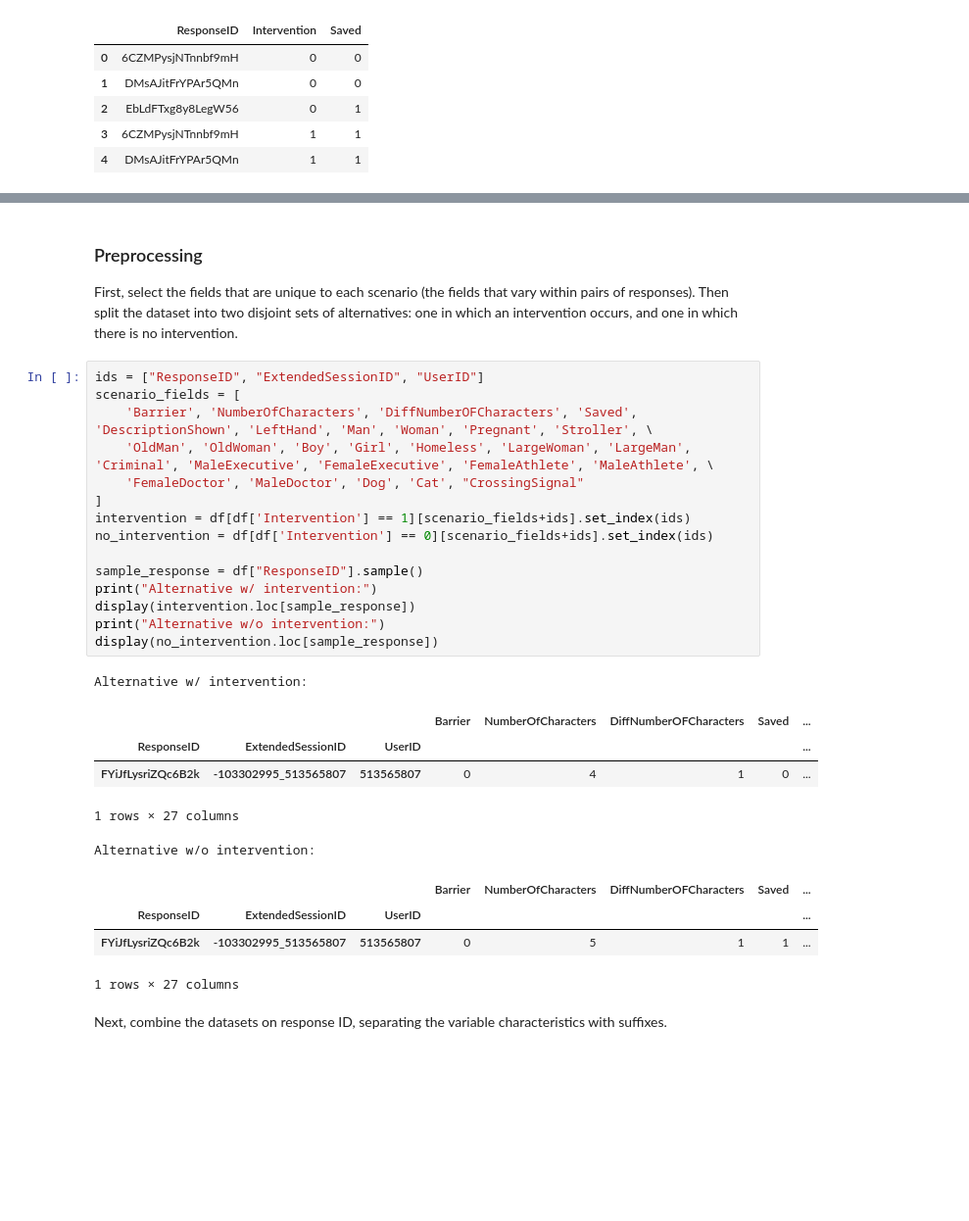
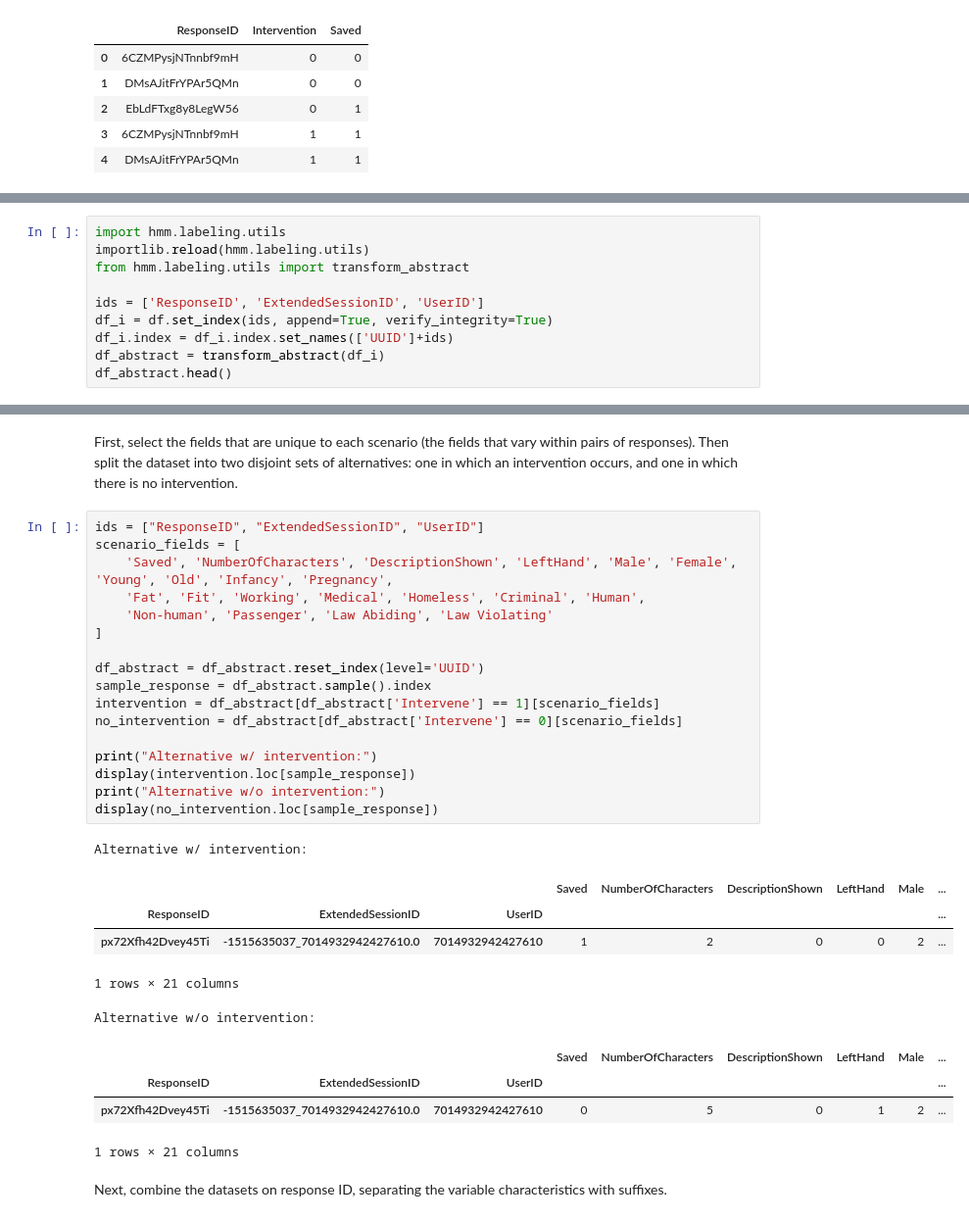
Before and after one commit to ryansteed/heuristic-moral-machine, a Jupyter notebook: jupyter/moralmachine.ipynb, the cells around one changed output, grey strips where cells are left out. Shown at 98% size. Drawn from its saved outputs; the diff is of its cells as text; blank space fills up the shorter version.

```diff
--- a/jupyter/moralmachine.ipynb
+++ b/jupyter/moralmachine.ipynb
@@ -157,0 +148,10 @@ df[["ResponseID","Intervention","Saved"]].head()
+# %%
+import hmm.labeling.utils
+importlib.reload(hmm.labeling.utils)
+from hmm.labeling.utils import transform_abstract
+
+ids = ['ResponseID', 'ExtendedSessionID', 'UserID']
+df_i = df.set_index(ids, append=True, verify_integrity=True)
+df_i.index = df_i.index.set_names(['UUID']+ids)
+df_abstract = transform_abstract(df_i)
+df_abstract.head()
@@ -158,33 +196,33 @@ df[["ResponseID","Intervention","Saved"]].head()
 # %% [markdown]
-### Preprocessing
-
 First, select the fields that are unique to each scenario (the fields that vary within pairs of responses). Then split the dataset into two disjoint sets of alternatives: one in which an intervention occurs, and one in which there is no intervention.
 # %%
 ids = ["ResponseID", "ExtendedSessionID", "UserID"]
 scenario_fields = [
-    'Barrier', 'NumberOfCharacters', 'DiffNumberOFCharacters', 'Saved', 'DescriptionShown', 'LeftHand', 'Man', 'Woman', 'Pregnant', 'Stroller', \
-    'OldMan', 'OldWoman', 'Boy', 'Girl', 'Homeless', 'LargeWoman', 'LargeMan', 'Criminal', 'MaleExecutive', 'FemaleExecutive', 'FemaleAthlete', 'MaleAthlete', \
-    'FemaleDoctor', 'MaleDoctor', 'Dog', 'Cat', "CrossingSignal"
+    'Saved', 'NumberOfCharacters', 'DescriptionShown', 'LeftHand', 'Male', 'Female', 'Young', 'Old', 'Infancy', 'Pregnancy',
+    'Fat', 'Fit', 'Working', 'Medical', 'Homeless', 'Criminal', 'Human',
+    'Non-human', 'Passenger', 'Law Abiding', 'Law Violating'
 ]
-intervention = df[df['Intervention'] == 1][scenario_fields+ids].set_index(ids)
-no_intervention = df[df['Intervention'] == 0][scenario_fields+ids].set_index(ids)
 
-sample_response = df["ResponseID"].sample()
+df_abstract = df_abstract.reset_index(level='UUID')
+sample_response = df_abstract.sample().index
+intervention = df_abstract[df_abstract['Intervene'] == 1][scenario_fields]
+no_intervention = df_abstract[df_abstract['Intervene'] == 0][scenario_fields]
+
 print("Alternative w/ intervention:")
 display(intervention.loc[sample_response])
 print("Alternative w/o intervention:")
 display(no_intervention.loc[sample_response])
 # %% [output]
 Alternative w/ intervention:
-|  |  |  | Barrier | NumberOfCharacters | DiffNumberOFCharacters | Saved | ... |
-| ResponseID | ExtendedSessionID | UserID |  |  |  |  | ... |
-| FYiJfLysriZQc6B2k | -103302995_513565807 | 513565807 | 0 | 4 | 1 | 0 | ... |
+|  |  |  | Saved | NumberOfCharacters | DescriptionShown | LeftHand | Male | ... |
+| ResponseID | ExtendedSessionID | UserID |  |  |  |  |  | ... |
+| px72Xfh42Dvey45Ti | -1515635037_7014932942427610.0 | 7014932942427610 | 1 | 2 | 0 | 0 | 2 | ... |
-1 rows × 27 columns
+1 rows × 21 columns
 Alternative w/o intervention:
-|  |  |  | Barrier | NumberOfCharacters | DiffNumberOFCharacters | Saved | ... |
-| ResponseID | ExtendedSessionID | UserID |  |  |  |  | ... |
-| FYiJfLysriZQc6B2k | -103302995_513565807 | 513565807 | 0 | 5 | 1 | 1 | ... |
+|  |  |  | Saved | NumberOfCharacters | DescriptionShown | LeftHand | Male | ... |
+| ResponseID | ExtendedSessionID | UserID |  |  |  |  |  | ... |
+| px72Xfh42Dvey45Ti | -1515635037_7014932942427610.0 | 7014932942427610 | 0 | 5 | 0 | 1 | 2 | ... |
-1 rows × 27 columns
+1 rows × 21 columns
 # %% [markdown]
 Next, combine the datasets on response ID, separating the variable characteristics with suffixes.
 # %%
```
Also changed, not shown: parts of 29 cells of this notebook, 3 other files.
